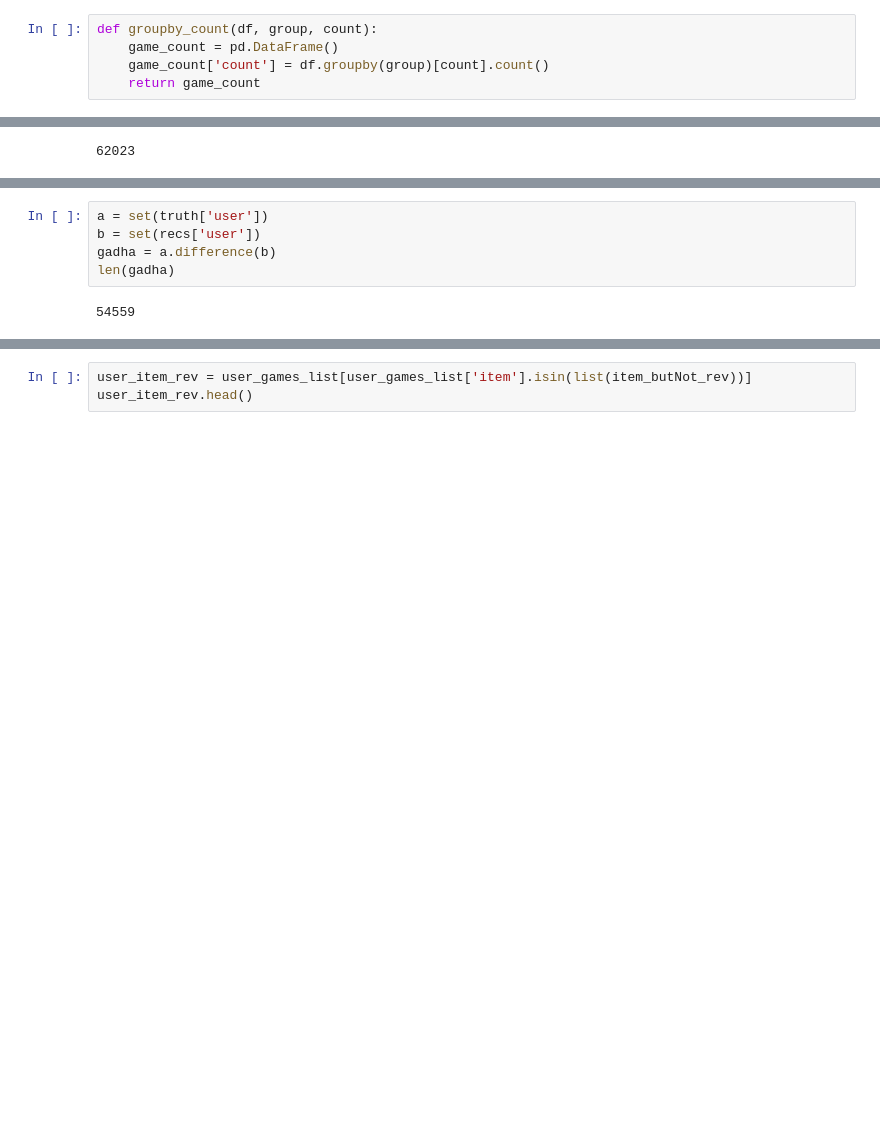
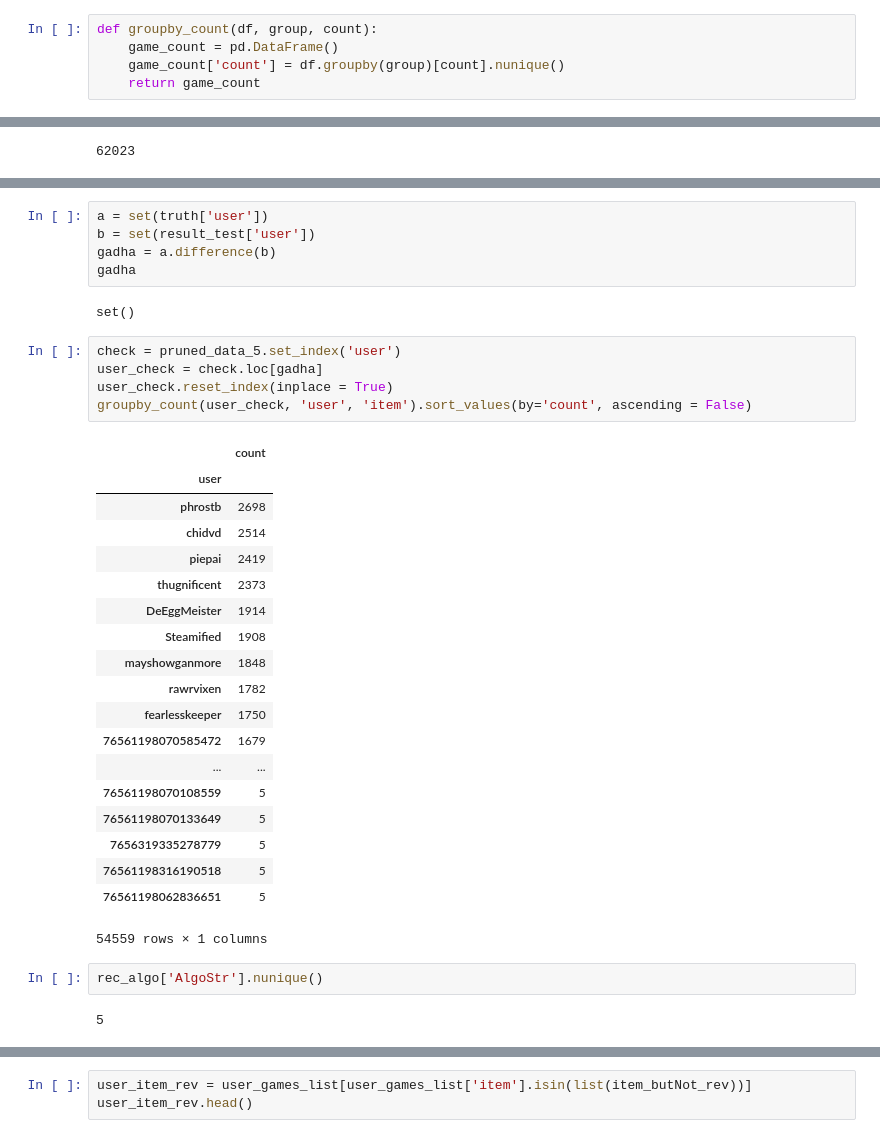
Before and after one commit to amprova/WE_research, a Jupyter notebook: tf_idf_all_users.ipynb, the cells around one changed output, grey strips where cells are left out. Cells and saved outputs as stored; diff of their text form; blank space fills up the shorter version.

```diff
--- a/tf_idf_all_users.ipynb
+++ b/tf_idf_all_users.ipynb
@@ -132,7 +132,7 @@ dtype: int64
 # %%
 def groupby_count(df, group, count):
     game_count = pd.DataFrame()
-    game_count['count'] = df.groupby(group)[count].count()
+    game_count['count'] = df.groupby(group)[count].nunique()
     return game_count
 # %%
 def prune(df, condition):     ## returns a dataframe that meet the given condition
@@ -310,7 +422,36 @@ truth.head()
 # %%
 a = set(truth['user'])
-b = set(recs['user'])
+b = set(result_test['user'])
 gadha = a.difference(b)
-len(gadha)
+gadha
 # %% [output]
-54559
+set()
+# %%
+check = pruned_data_5.set_index('user')
+user_check = check.loc[gadha]
+user_check.reset_index(inplace = True)
+groupby_count(user_check, 'user', 'item').sort_values(by='count', ascending = False)
+# %% [output]
+|  | count |
+| user |  |
+| phrostb | 2698 |
+| chidvd | 2514 |
+| piepai | 2419 |
+| thugnificent | 2373 |
+| DeEggMeister | 1914 |
+| Steamified | 1908 |
+| mayshowganmore | 1848 |
+| rawrvixen | 1782 |
+| fearlesskeeper | 1750 |
+| 76561198070585472 | 1679 |
+| ... | ... |
+| 76561198070108559 | 5 |
+| 76561198070133649 | 5 |
+| 7656319335278779 | 5 |
+| 76561198316190518 | 5 |
+| 76561198062836651 | 5 |
+54559 rows × 1 columns
+# %%
+rec_algo['AlgoStr'].nunique()
+# %% [output]
+5
```
Also changed, not shown: parts of 38 cells of this notebook.
